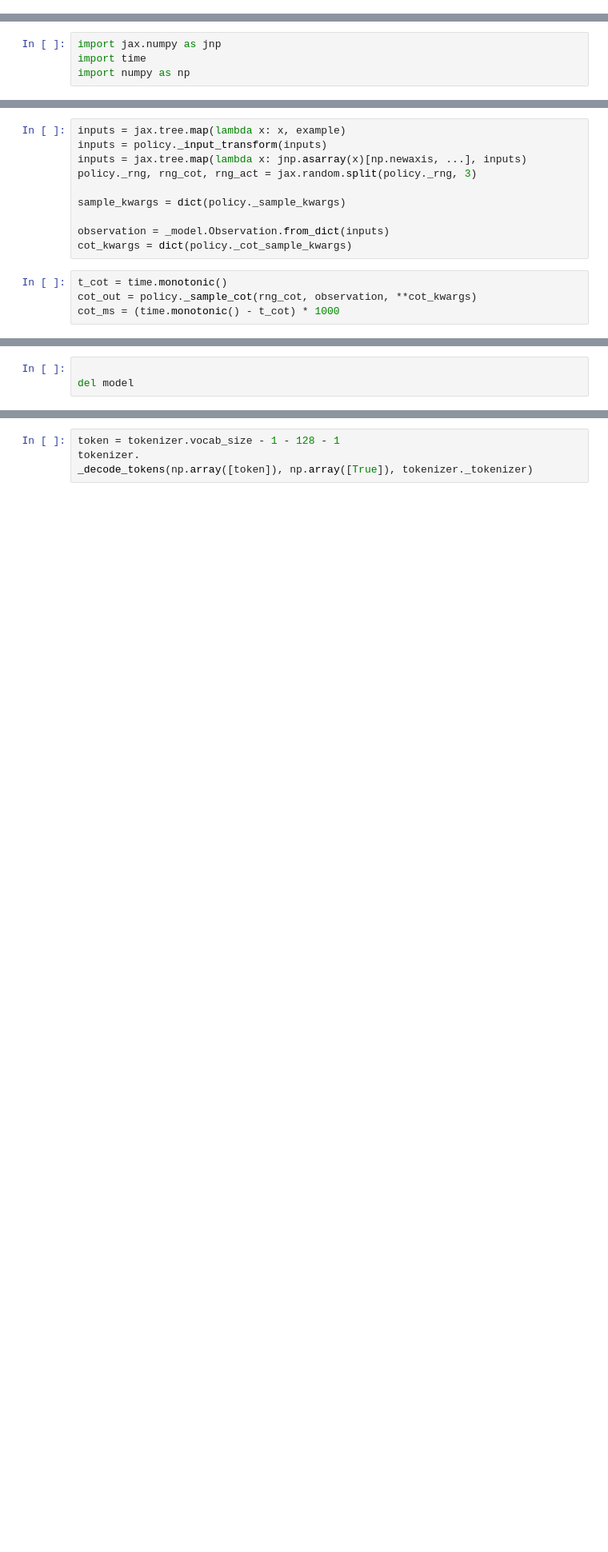
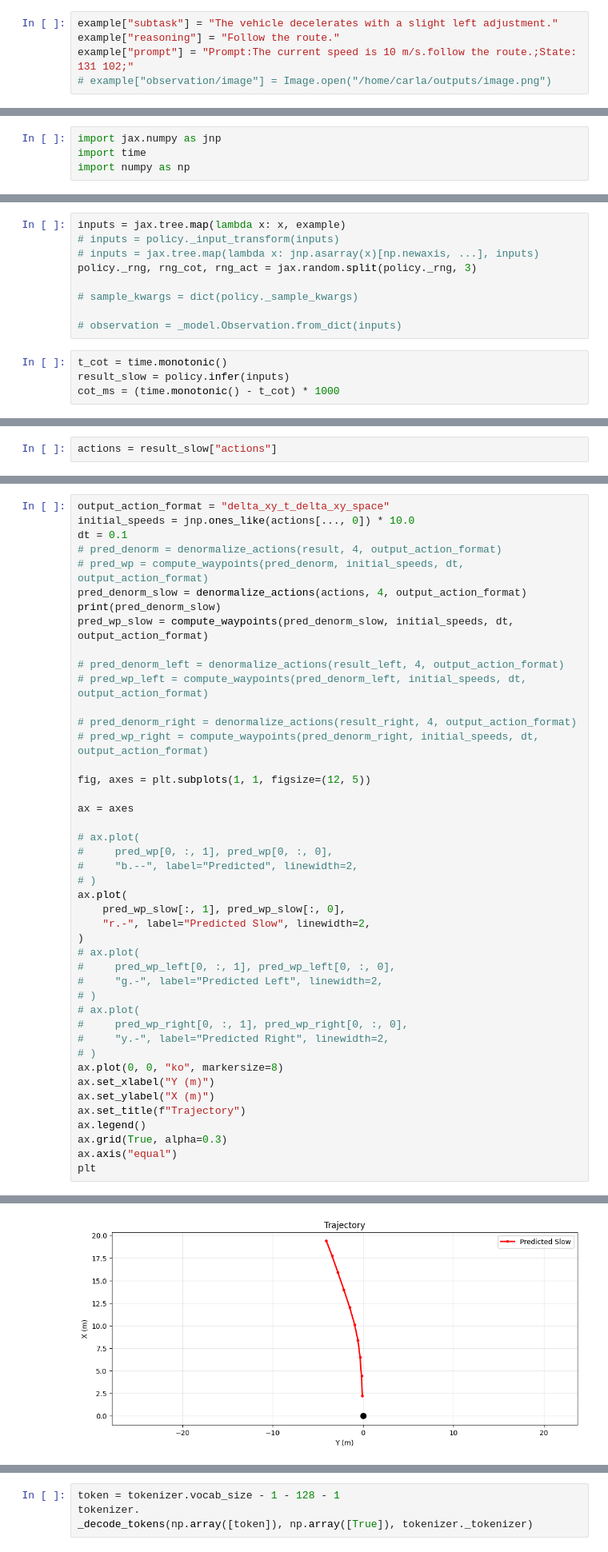
Before and after one commit to catglossop/steervla-pi, a Jupyter notebook: notebooks/inspect_outputs.ipynb, the cells around one changed output, grey strips where cells are left out. Shown at 80% size. Saved outputs shown, nothing was run; the diff lists cells and outputs as text; blank space fills up the shorter version.

```diff
--- a/notebooks/inspect_outputs.ipynb
+++ b/notebooks/inspect_outputs.ipynb
@@ -103,0 +101,5 @@ policy._cot_jit_transformer_forward = True
+# %%
+example["subtask"] = "The vehicle decelerates with a slight left adjustment."
+example["reasoning"] = "Follow the route."
+example["prompt"] = "Prompt:The current speed is 10 m/s.follow the route.;State: 131 102;"
+# example["observation/image"] = Image.open("/home/carla/outputs/image.png")
@@ -108,15 +115,14 @@ import numpy as np
 # %%
 inputs = jax.tree.map(lambda x: x, example)
-inputs = policy._input_transform(inputs)
-inputs = jax.tree.map(lambda x: jnp.asarray(x)[np.newaxis, ...], inputs)
+# inputs = policy._input_transform(inputs)
+# inputs = jax.tree.map(lambda x: jnp.asarray(x)[np.newaxis, ...], inputs)
 policy._rng, rng_cot, rng_act = jax.random.split(policy._rng, 3)
 
-sample_kwargs = dict(policy._sample_kwargs)
+# sample_kwargs = dict(policy._sample_kwargs)
 
-observation = _model.Observation.from_dict(inputs)
-cot_kwargs = dict(policy._cot_sample_kwargs)
+# observation = _model.Observation.from_dict(inputs)
 # %%
 t_cot = time.monotonic()
-cot_out = policy._sample_cot(rng_cot, observation, **cot_kwargs)
+result_slow = policy.infer(inputs)
 cot_ms = (time.monotonic() - t_cot) * 1000
 # %%
@@ -141,0 +146,2 @@ result
+# %%
+actions = result_slow["actions"]
@@ -142,3 +154,45 @@ result
 # %%
+output_action_format = "delta_xy_t_delta_xy_space"
+initial_speeds = jnp.ones_like(actions[..., 0]) * 10.0
+dt = 0.1
+# pred_denorm = denormalize_actions(result, 4, output_action_format)
+# pred_wp = compute_waypoints(pred_denorm, initial_speeds, dt, output_action_format)
+pred_denorm_slow = denormalize_actions(actions, 4, output_action_format)
+print(pred_denorm_slow)
+pred_wp_slow = compute_waypoints(pred_denorm_slow, initial_speeds, dt, output_action_format)
 
-del model
+# pred_denorm_left = denormalize_actions(result_left, 4, output_action_format)
+# pred_wp_left = compute_waypoints(pred_denorm_left, initial_speeds, dt, output_action_format)
+
+# pred_denorm_right = denormalize_actions(result_right, 4, output_action_format)
+# pred_wp_right = compute_waypoints(pred_denorm_right, initial_speeds, dt, output_action_format)
+
+fig, axes = plt.subplots(1, 1, figsize=(12, 5))
+
+ax = axes
+
+# ax.plot(
+#     pred_wp[0, :, 1], pred_wp[0, :, 0],
+#     "b.--", label="Predicted", linewidth=2,
+# )
+ax.plot(
+    pred_wp_slow[:, 1], pred_wp_slow[:, 0],
+    "r.-", label="Predicted Slow", linewidth=2,
+)
+# ax.plot(
+#     pred_wp_left[0, :, 1], pred_wp_left[0, :, 0],
+#     "g.-", label="Predicted Left", linewidth=2,
+# )
+# ax.plot(
+#     pred_wp_right[0, :, 1], pred_wp_right[0, :, 0],
+#     "y.-", label="Predicted Right", linewidth=2,
+# )
+ax.plot(0, 0, "ko", markersize=8)
+ax.set_xlabel("Y (m)")
+ax.set_ylabel("X (m)")
+ax.set_title(f"Trajectory")
+ax.legend()
+ax.grid(True, alpha=0.3)
+ax.axis("equal")
+plt
+# %% [output]
@@ -145,3 +210,4 @@ del model
+[figure, added]
 # %%
 # Now load examples from the dataset
 
```
Also changed, not shown: parts of 16 cells of this notebook, 4 other files.
